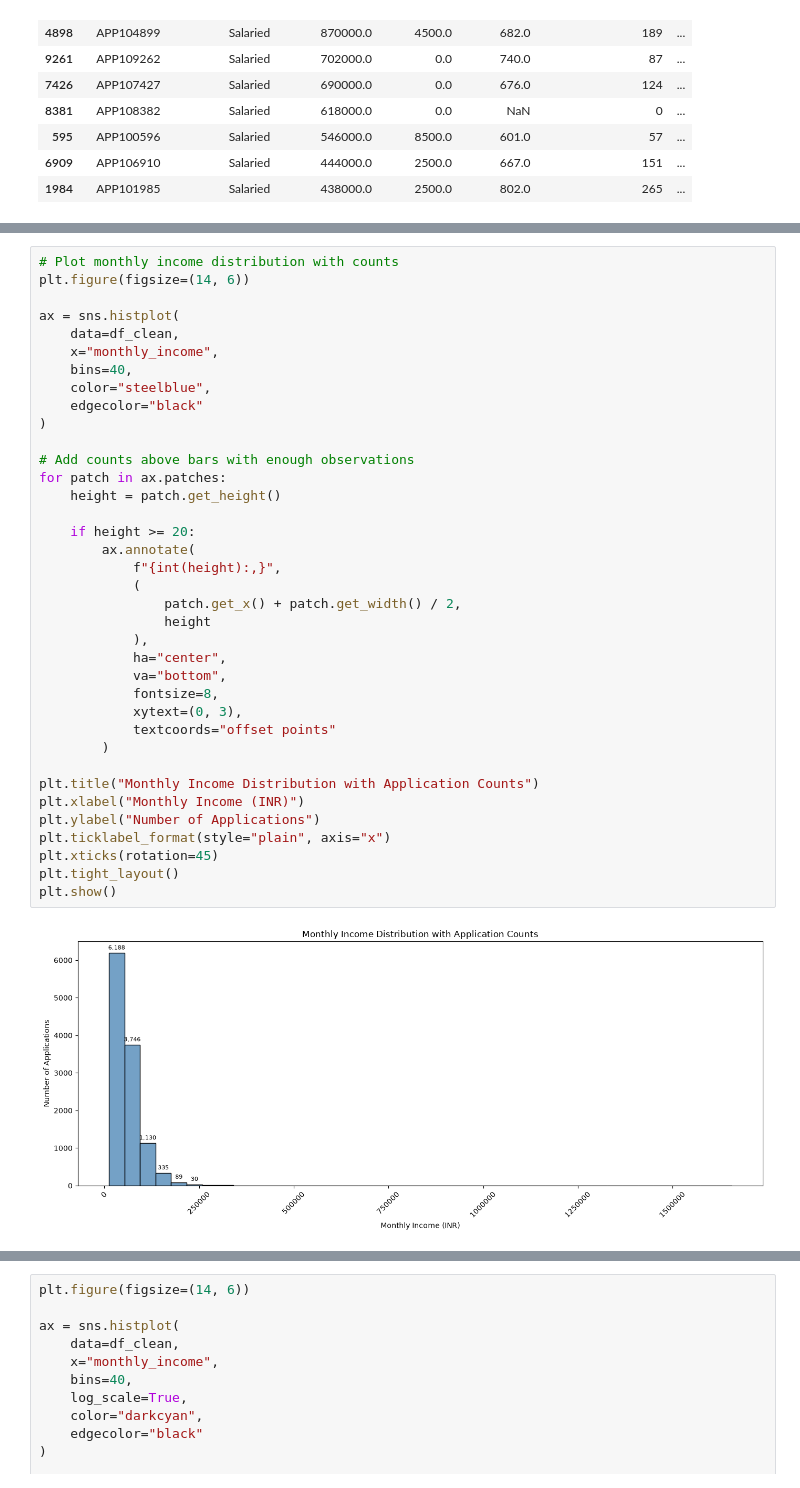
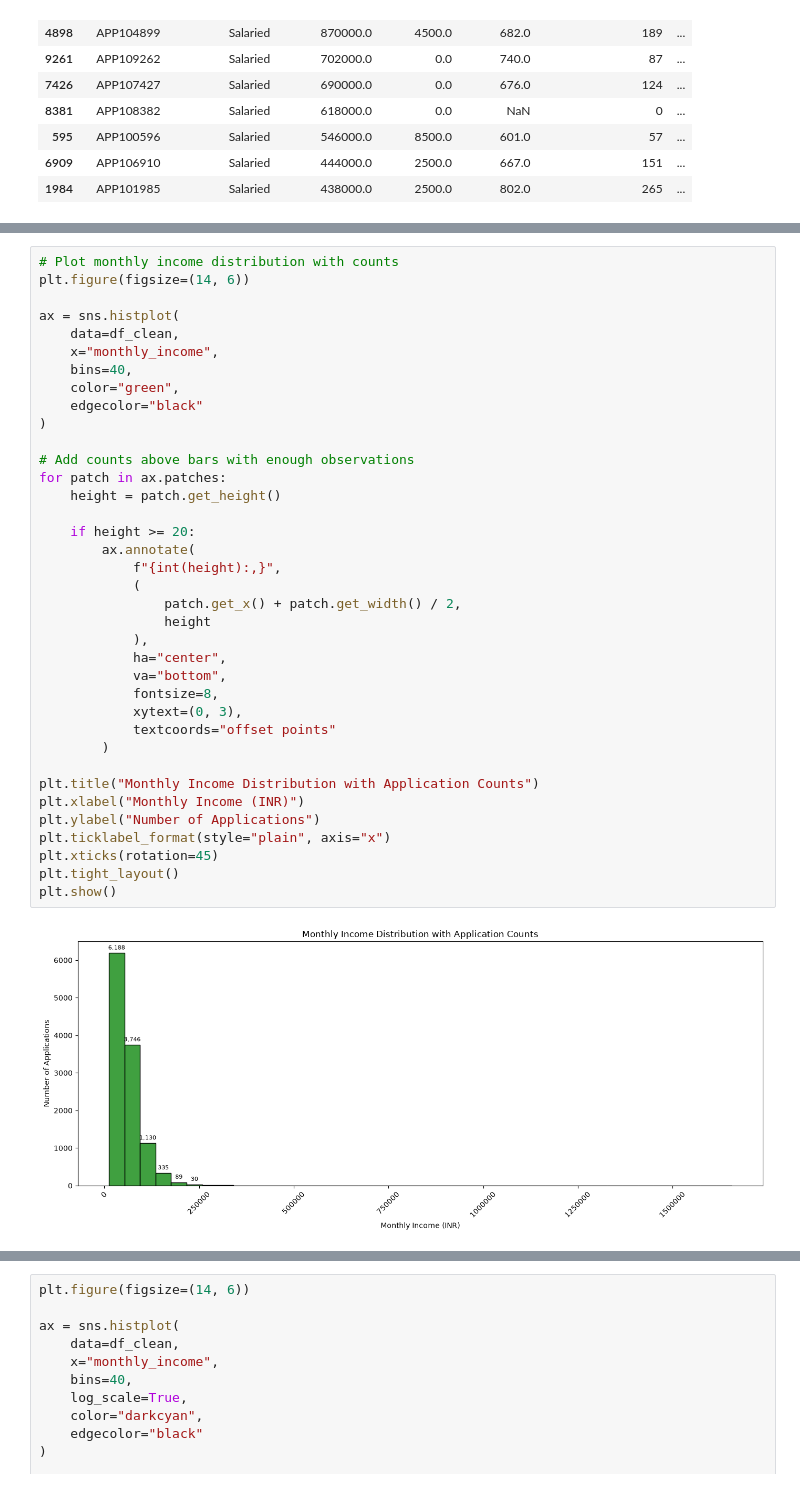
Before and after one commit to rameshworkmail111-stack/Mini_UseCase_02_Credit_Pre-Screening_Engine, a Jupyter notebook: VALLE.RAMESH_MUC02_Path3_Notebook.ipynb, the cells around one changed output, grey strips where cells are left out. Drawn from its saved outputs; the diff is of its cells as text.

```diff
--- a/VALLE.RAMESH_MUC02_Path3_Notebook.ipynb
+++ b/VALLE.RAMESH_MUC02_Path3_Notebook.ipynb
@@ -356,35 +432,35 @@ ax = sns.histplot(
     data=df_clean,
     x="monthly_income",
     bins=40,
-    color="steelblue",
+    color="green",
     edgecolor="black"
 )
 
 # Add counts above bars with enough observations
 for patch in ax.patches:
     height = patch.get_height()
 
     if height >= 20:
         ax.annotate(
             f"{int(height):,}",
             (
                 patch.get_x() + patch.get_width() / 2,
                 height
             ),
             ha="center",
             va="bottom",
             fontsize=8,
             xytext=(0, 3),
             textcoords="offset points"
         )
 
 plt.title("Monthly Income Distribution with Application Counts")
 plt.xlabel("Monthly Income (INR)")
 plt.ylabel("Number of Applications")
 plt.ticklabel_format(style="plain", axis="x")
 plt.xticks(rotation=45)
 plt.tight_layout()
 plt.show()
 # %% [output]
-[figure, old version]
+[figure, new version]
 # %% [markdown]
```
Also changed, not shown: parts of 88 cells of this notebook.
